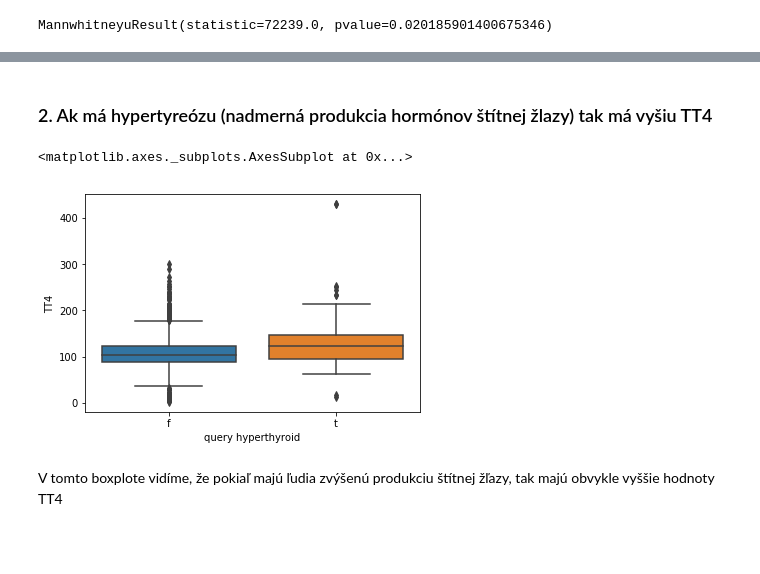
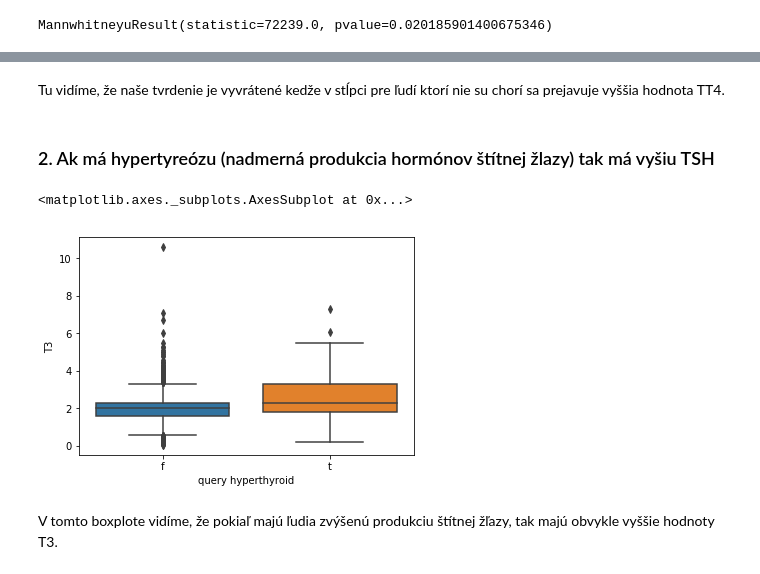
Before and after one commit to zuhi6/IAU-Projekt, a Jupyter notebook: Projekt.ipynb, the cells around one changed output, grey strips where cells are left out. Saved outputs shown, nothing was run; the diff lists cells and outputs as text; code cells hidden in the pictures; blank space fills up the shorter version.

```diff
--- a/Projekt.ipynb
+++ b/Projekt.ipynb
@@ -376,15 +412,17 @@ p > 0,05 to znamená že nemôžeme zamietnuť nulovú hypotézu.
+# %% [markdown]
+Tu vidíme, že naše tvrdenie je vyvrátené kedže v stĺpci pre ľudí ktorí nie su chorí sa prejavuje vyššia hodnota TT4.
 # %% [markdown]
-### 2.  Ak má hypertyreózu (nadmerná produkcia hormónov štítnej žlazy) tak má vyšiu TT4
+### 2.  Ak má hypertyreózu (nadmerná produkcia hormónov štítnej žlazy) tak má vyšiu TSH
 # %%
-has_query_hyperthyroid = other_data[other_data['query hyperthyroid'] == 't']['TT4']
+has_query_hyperthyroid = other_data[other_data['query hyperthyroid'] == 't']['T3']
 has_query_hyperthyroid = has_query_hyperthyroid[~has_query_hyperthyroid.isnull()]
-no_query_hyperthyroid = other_data[other_data['query hyperthyroid'] == 'f']['TT4']
+no_query_hyperthyroid = other_data[other_data['query hyperthyroid'] == 'f']['T3']
 no_query_hyperthyroid = no_query_hyperthyroid[~no_query_hyperthyroid.isnull()]
 query_hyperthyroid = other_data[(other_data['query hyperthyroid'] == 't') | (other_data['query hyperthyroid'] == 'f')]['query hyperthyroid']
-df = pd.DataFrame({'query hyperthyroid':query_hyperthyroid, 'TT4':other_data['TT4']})
-sns.boxplot('query hyperthyroid','TT4',data = df)
+df = pd.DataFrame({'query hyperthyroid':query_hyperthyroid, 'T3':other_data['T3']})
+sns.boxplot('query hyperthyroid','T3',data = df)
 # %% [output]
 <matplotlib.axes._subplots.AxesSubplot at 0x...>
-[figure, old version]
+[figure, new version]
 # %% [markdown]
-V tomto boxplote vidíme, že pokiaľ majú ľudia zvýšenú produkciu štítnej žľazy, tak majú obvykle vyššie hodnoty TT4
+V tomto boxplote vidíme, že pokiaľ majú ľudia zvýšenú produkciu štítnej žľazy, tak majú obvykle vyššie hodnoty T3.
```
Also changed, not shown: parts of 43 cells of this notebook.
